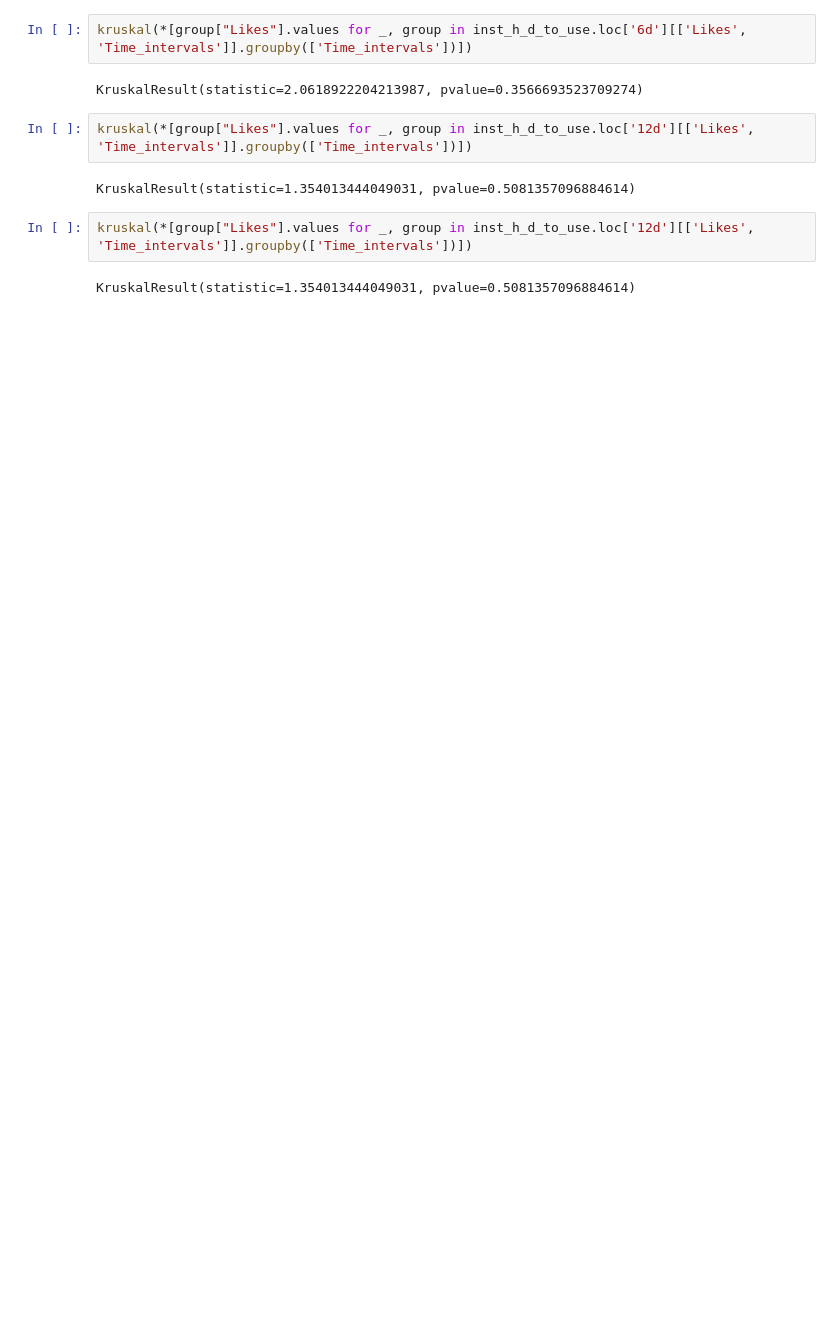
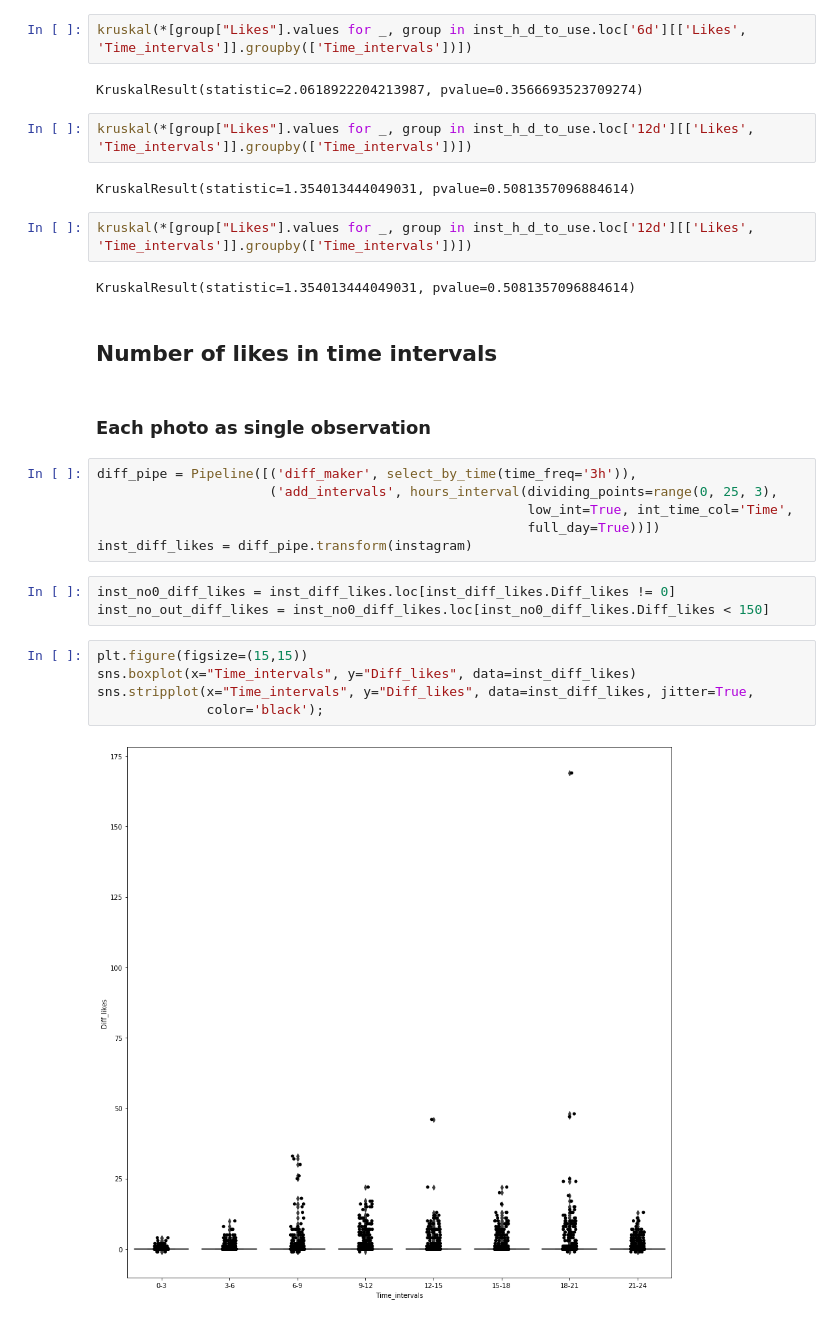
Before and after one commit to Frat3r/instagram, a Jupyter notebook: inst_analysis_likes.ipynb, the cells around one changed output. Drawn from its saved outputs; the diff is of its cells as text; blank space fills up the shorter version.

```diff
--- a/inst_analysis_likes.ipynb
+++ b/inst_analysis_likes.ipynb
@@ -264,3 +283,23 @@ KruskalResult(statistic=1.354013444049031, pvalue=0.5081357096884614)
 kruskal(*[group["Likes"].values for _, group in inst_h_d_to_use.loc['12d'][['Likes', 'Time_intervals']].groupby(['Time_intervals'])])
 # %% [output]
 KruskalResult(statistic=1.354013444049031, pvalue=0.5081357096884614)
+# %% [markdown]
+## Number of likes in time intervals
+# %% [markdown]
+### Each photo as single observation
+# %%
+diff_pipe = Pipeline([('diff_maker', select_by_time(time_freq='3h')),
+                      ('add_intervals', hours_interval(dividing_points=range(0, 25, 3),
+                                                       low_int=True, int_time_col='Time',
+                                                       full_day=True))])
+inst_diff_likes = diff_pipe.transform(instagram)
+# %%
+inst_no0_diff_likes = inst_diff_likes.loc[inst_diff_likes.Diff_likes != 0]
+inst_no_out_diff_likes = inst_no0_diff_likes.loc[inst_no0_diff_likes.Diff_likes < 150]
+# %%
+plt.figure(figsize=(15,15))
+sns.boxplot(x="Time_intervals", y="Diff_likes", data=inst_diff_likes)
+sns.stripplot(x="Time_intervals", y="Diff_likes", data=inst_diff_likes, jitter=True,
+              color='black');
+# %% [output]
+[figure, added]
```
Also changed, not shown: parts of 30 cells of this notebook.
